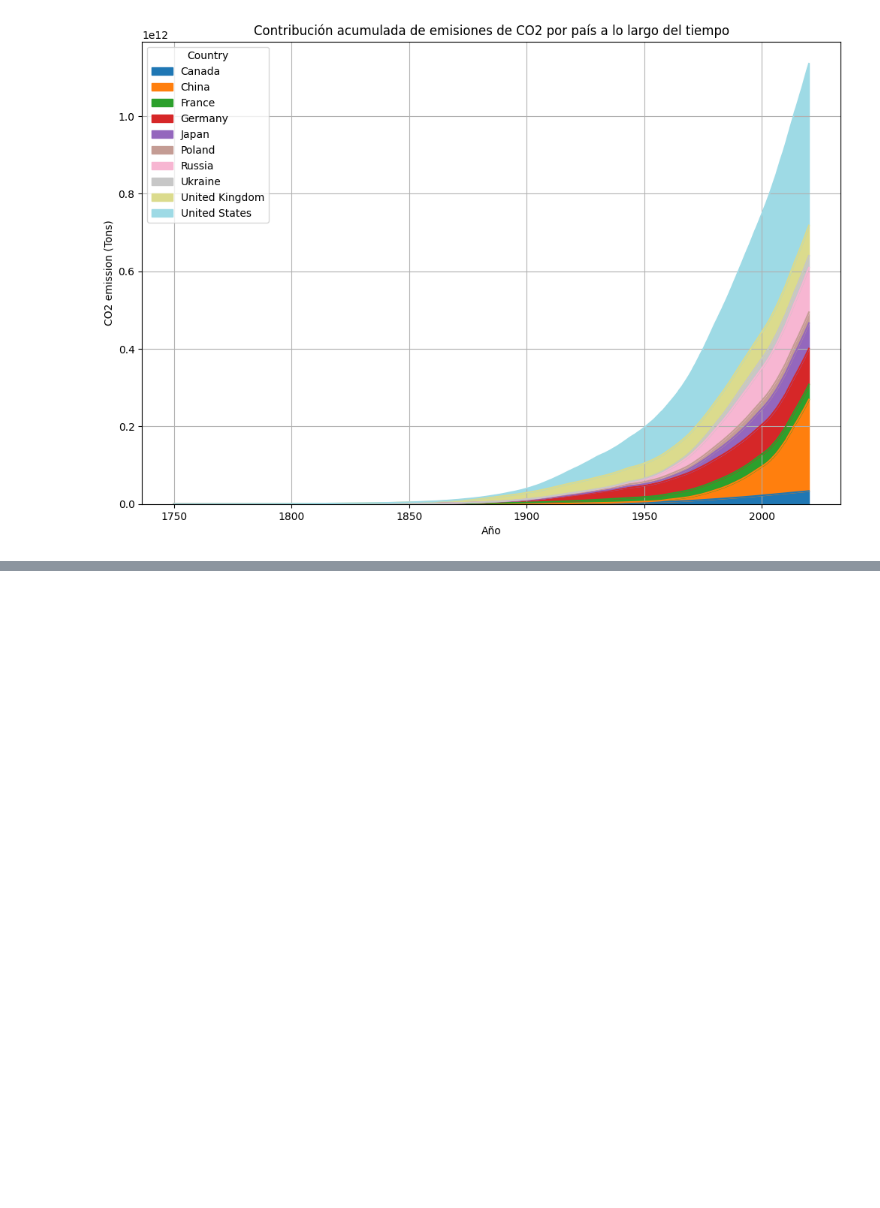
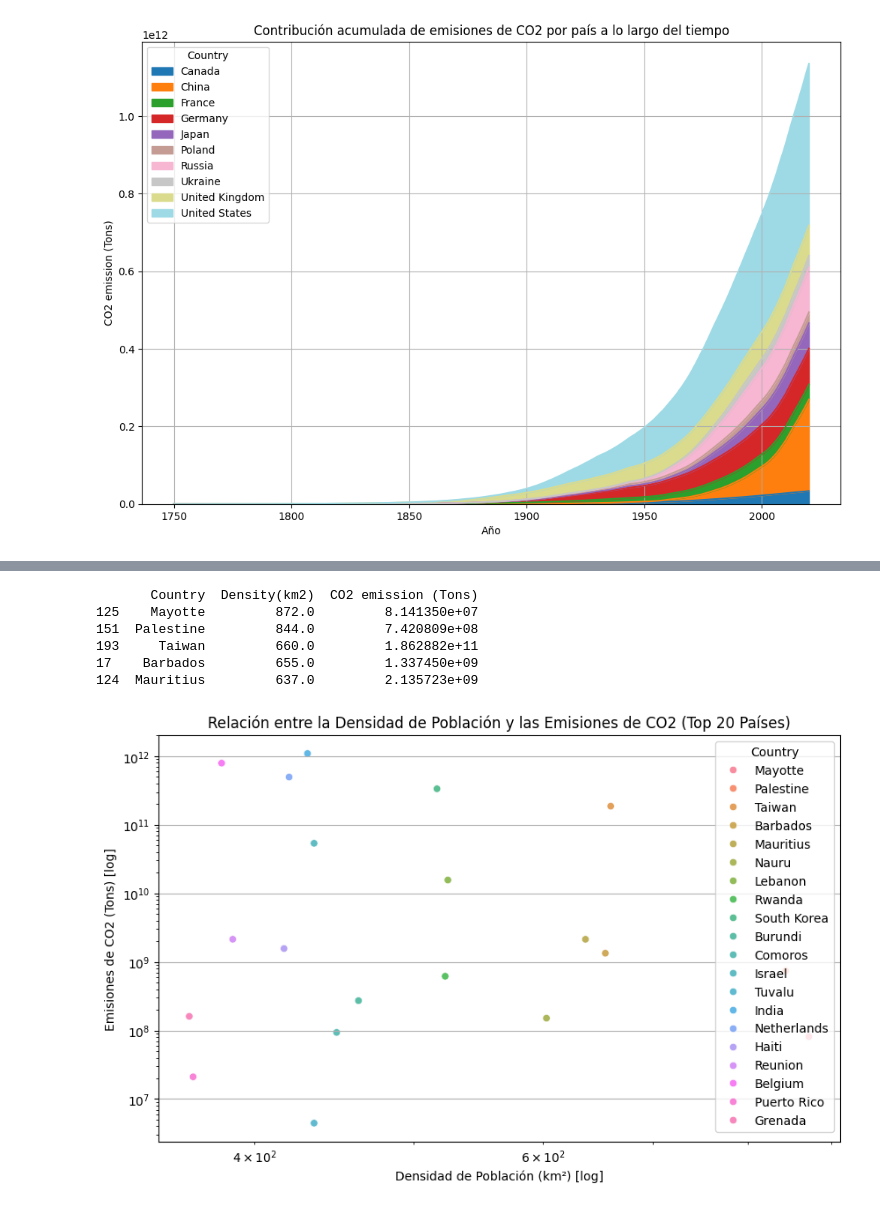
Before and after one commit to spamella04/InteligenciadeNegocios2024, a Jupyter notebook: GCHANG - U3T2/GCHANG_U3T2_C02_Emission_By_Country.ipynb, the cells around one changed output, grey strips where cells are left out. Cells and saved outputs as stored; diff of their text form; code cells hidden in the pictures; blank space fills up the shorter version.

```diff
--- a/GCHANG - U3T2/GCHANG_U3T2_C02_Emission_By_Country.ipynb
+++ b/GCHANG - U3T2/GCHANG_U3T2_C02_Emission_By_Country.ipynb
@@ -165,0 +231,36 @@ plt.show()
+# %%
+# Agrupamos por país y tomamos la media de las emisiones y densidad
+data_grouped = data_frame_modificado.groupby('Country').agg({
+    'Density(km2)': 'mean',
+    'CO2 emission (Tons)': 'sum'
+}).reset_index()
+
+# Filtramos los 20 países con mayor densidad poblacional
+top_20_densidad = data_grouped.nlargest(20, 'Density(km2)')
+
+# Verificamos si hay valores para los top 20 países
+print(top_20_densidad[['Country', 'Density(km2)', 'CO2 emission (Tons)']].head())
+
+
+# Gráfico de dispersión con los 20 países con mayor densidad poblacional
+plt.figure(figsize=(10, 6))
+sea.scatterplot(data=top_20_densidad, x='Density(km2)', y='CO2 emission (Tons)', hue='Country', alpha=0.8)
+
+# Escala logarítmica en ambos ejes (opcional)
+plt.xscale('log')
+plt.yscale('log')
+
+# Etiquetas y título
+plt.title('Relación entre la Densidad de Población y las Emisiones de CO2 (Top 20 Países)')
+plt.xlabel('Densidad de Población (km²) [log]')
+plt.ylabel('Emisiones de CO2 (Tons) [log]')
+plt.grid(True)
+plt.show()
+# %% [output]
+       Country  Density(km2)  CO2 emission (Tons)
+125    Mayotte         872.0         8.141350e+07
+151  Palestine         844.0         7.420809e+08
+193     Taiwan         660.0         1.862882e+11
+17    Barbados         655.0         1.337450e+09
+124  Mauritius         637.0         2.135723e+09
+[figure, added]
```
Also changed, not shown: parts of 9 cells of this notebook.
